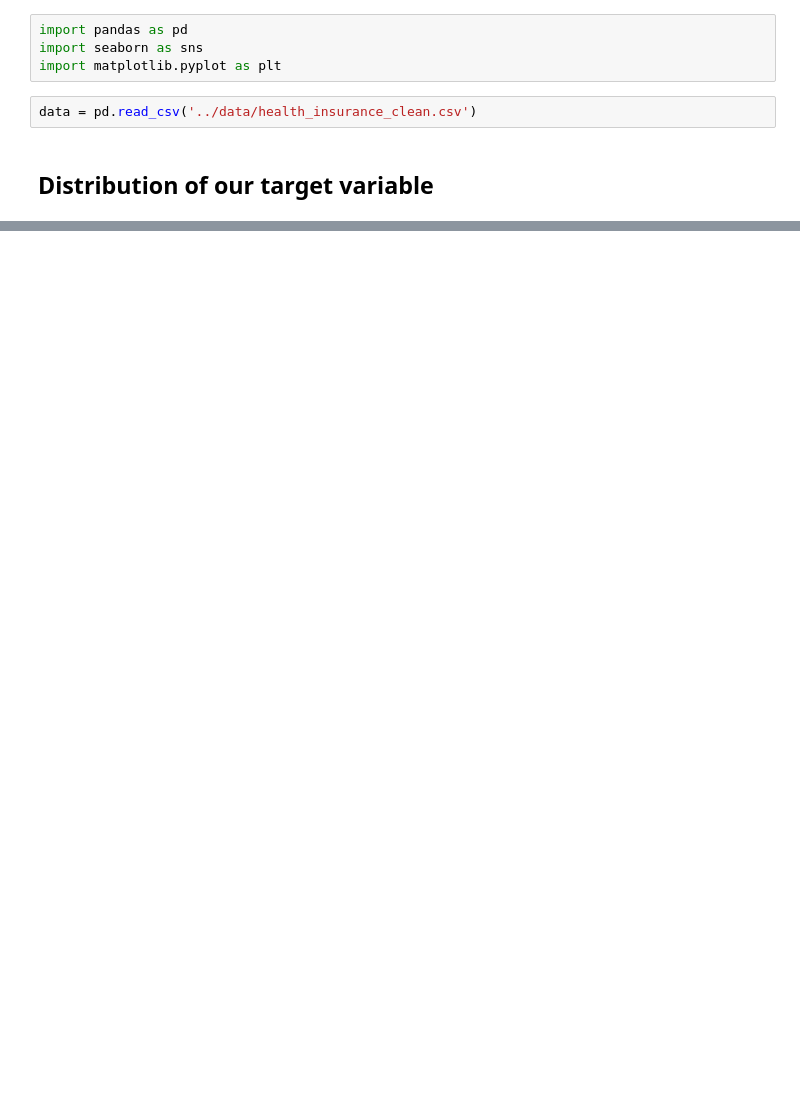
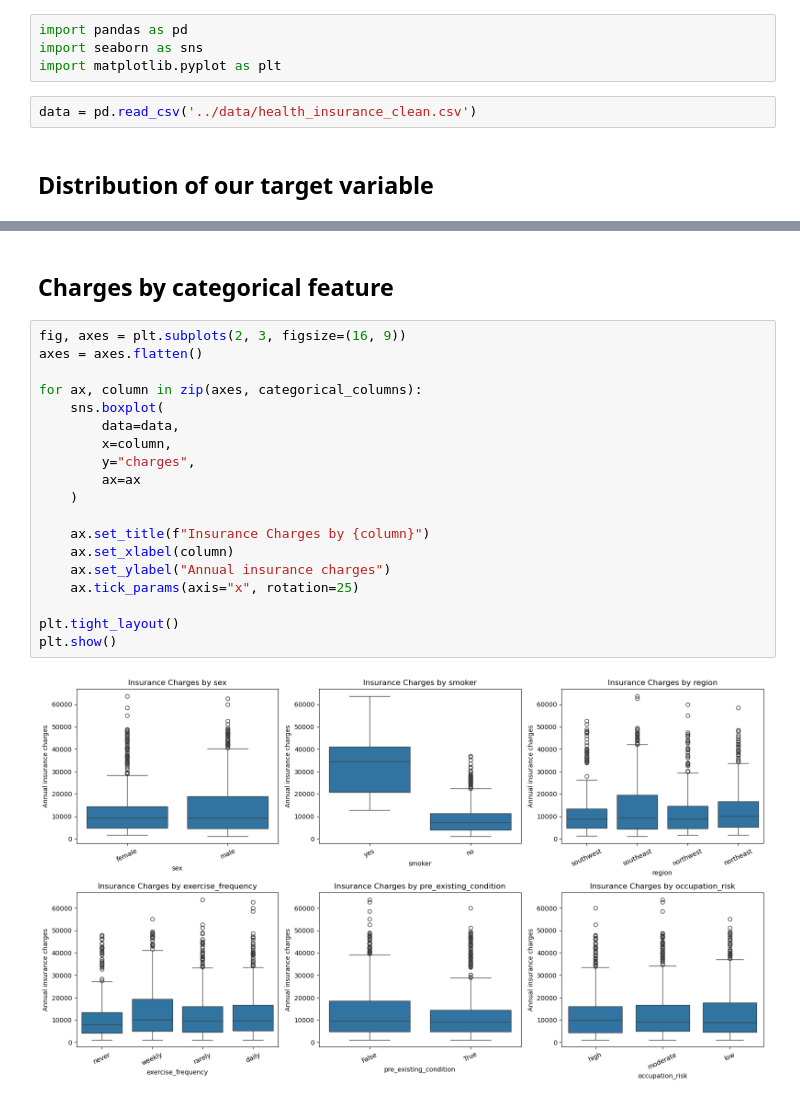
Before and after one commit to olitrick/data_project, a Jupyter notebook: notebooks/02ExploratoryDataAnalysis.ipynb, the cells around one changed output, grey strips where cells are left out. Cells and saved outputs as stored; diff of their text form; blank space fills up the shorter version.

```diff
--- a/notebooks/02ExploratoryDataAnalysis.ipynb
+++ b/notebooks/02ExploratoryDataAnalysis.ipynb
@@ -119,0 +80,23 @@ plt.show()
+# %% [markdown]
+## **Charges by categorical feature**
+# %%
+fig, axes = plt.subplots(2, 3, figsize=(16, 9))
+axes = axes.flatten()
+
+for ax, column in zip(axes, categorical_columns):
+    sns.boxplot(
+        data=data,
+        x=column,
+        y="charges",
+        ax=ax
+    )
+
+    ax.set_title(f"Insurance Charges by {column}")
+    ax.set_xlabel(column)
+    ax.set_ylabel("Annual insurance charges")
+    ax.tick_params(axis="x", rotation=25)
+
+plt.tight_layout()
+plt.show()
+# %% [output]
+[figure, added]
```
Also changed, not shown: parts of 24 cells of this notebook.
